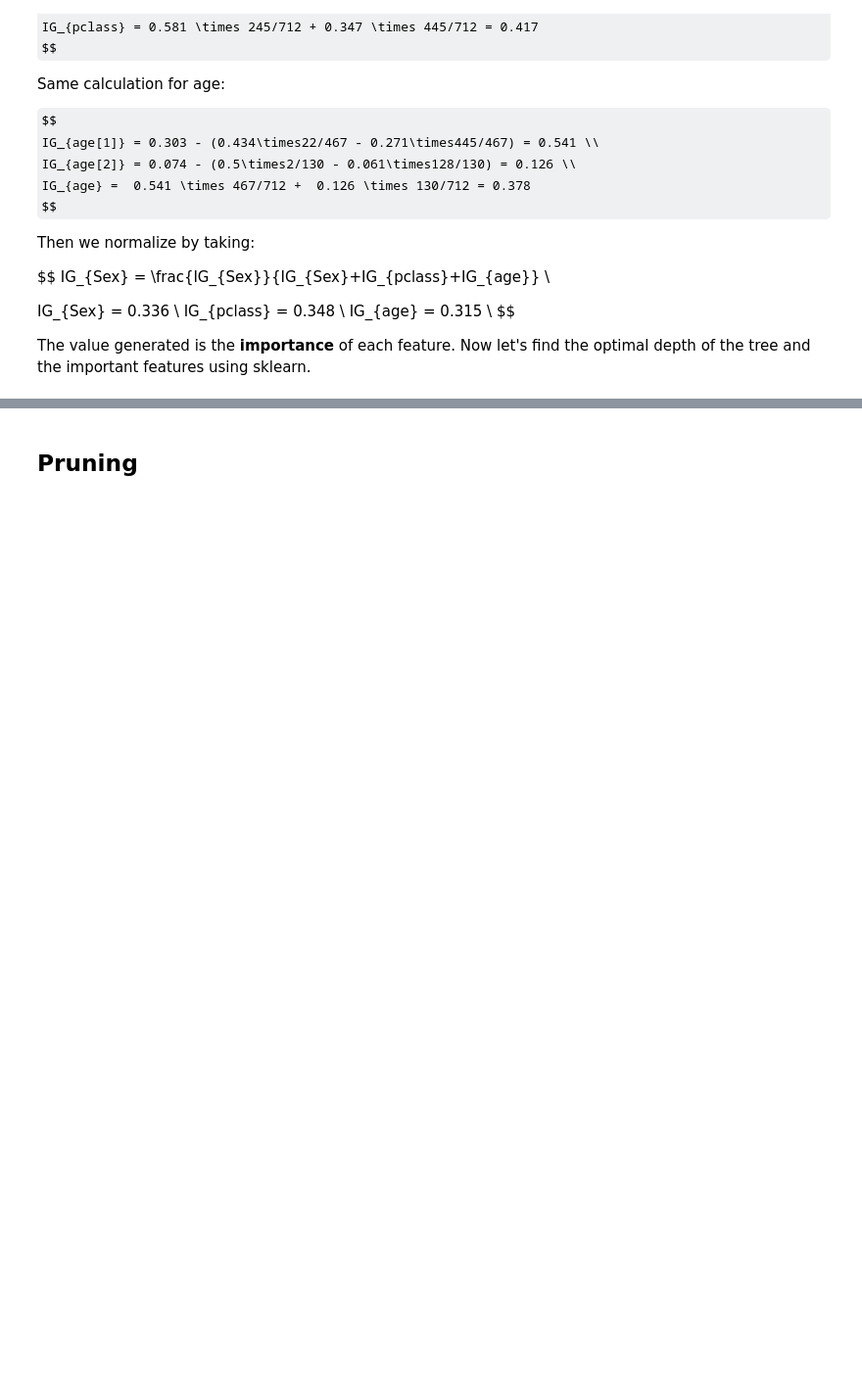
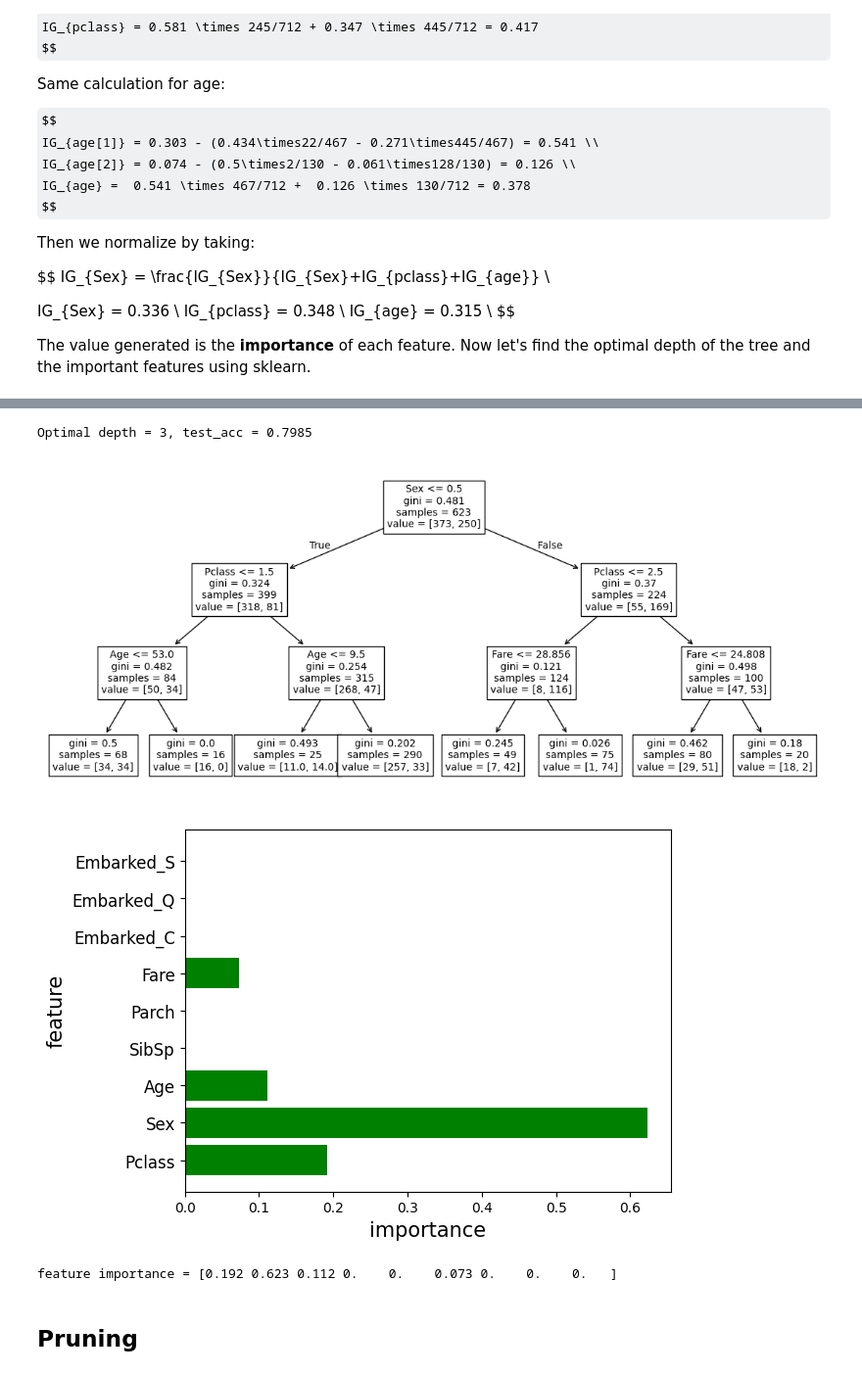
Before and after one commit to KillaEarth/DAC-Curriculum2024, a Jupyter notebook: DAC-006_Machine_Learning/DAC-006-Intro_to_ML_Session_2_Student.ipynb, the cells around one changed output, grey strips where cells are left out. Shown: that part at 98% size. Drawn from its saved outputs; the diff is of its cells as text; code cells hidden in the pictures; some formulas as TeX source; blank space fills up the shorter version.

```diff
--- a/DAC-006_Machine_Learning/DAC-006-Intro_to_ML_Session_2_Student.ipynb
+++ b/DAC-006_Machine_Learning/DAC-006-Intro_to_ML_Session_2_Student.ipynb
@@ -224,32 +241,37 @@ The value generated is the **importance** of each feature. Now let's find the op
 # %%
 # I set max_step=3 as a constant value for tree visualization.
-# model = DecisionTreeClassifier(max_depth=3)
-# model.fit(x_train, y_train)
+model = DecisionTreeClassifier(max_depth=3)
+model.fit(x_train, y_train)
 
-# # Use test data to evaluate final performance.
-# y_pred = model.predict(x_test)
-# test_acc = (y_pred == y_test).mean()
-# print('Optimal depth = {}, test_acc = {:.4f}'.format(opt_depth, test_acc))
+# Use test data to evaluate final performance.
+y_pred = model.predict(x_test)
+test_acc = (y_pred == y_test).mean()
+print('Optimal depth = {}, test_acc = {:.4f}'.format(opt_depth, test_acc))
 
-# # Visualize the tree
-# # plt.figure(figsize=(20,10))
-# feat_names = x.columns.tolist()
-# plt.figure(figsize=(14,6))
-# tree.plot_tree(model, feature_names = feat_names, fontsize=10)
-# plt.show()
+# Visualize the tree
+# plt.figure(figsize=(20,10))
+feat_names = x.columns.tolist()
+plt.figure(figsize=(14,6))
+tree.plot_tree(model, feature_names = feat_names, fontsize=10)
+plt.show()
 
-# # Analyze the importance of features.
-# feature_importance = model.feature_importances_
-# n_feature = x_train.shape[1]
-# idx = np.arange(n_feature)
+# Analyze the importance of features.
+feature_importance = model.feature_importances_
+n_feature = x_train.shape[1]
+idx = np.arange(n_feature)
 
-# plt.barh(idx, feature_importance, align='center', color='green')
-# plt.yticks(idx, feat_names, size=12)
-# plt.xlabel('importance', size=15)
-# plt.ylabel('feature', size=15)
-# plt.show()
+plt.barh(idx, feature_importance, align='center', color='green')
+plt.yticks(idx, feat_names, size=12)
+plt.xlabel('importance', size=15)
+plt.ylabel('feature', size=15)
+plt.show()
 
-# print('feature importance = {}'.format(feature_importance.round(3)))
+print('feature importance = {}'.format(feature_importance.round(3)))
+# %% [output]
+Optimal depth = 3, test_acc = 0.7985
+[figure, added]
+[figure, added]
+feature importance = [0.192 0.623 0.112 0.    0.    0.073 0.    0.    0.   ]
 # %% [markdown]
 ## Pruning
 # %% [markdown]
```
Also changed, not shown: parts of 14 cells of this notebook, 1 other file.
